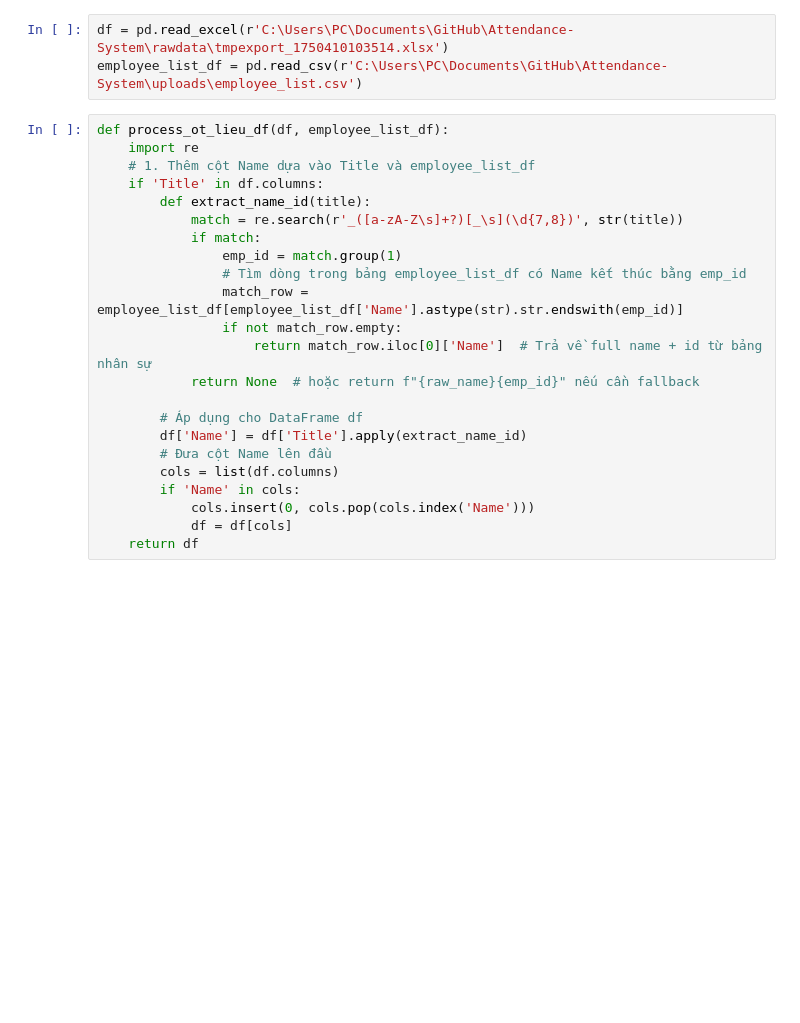
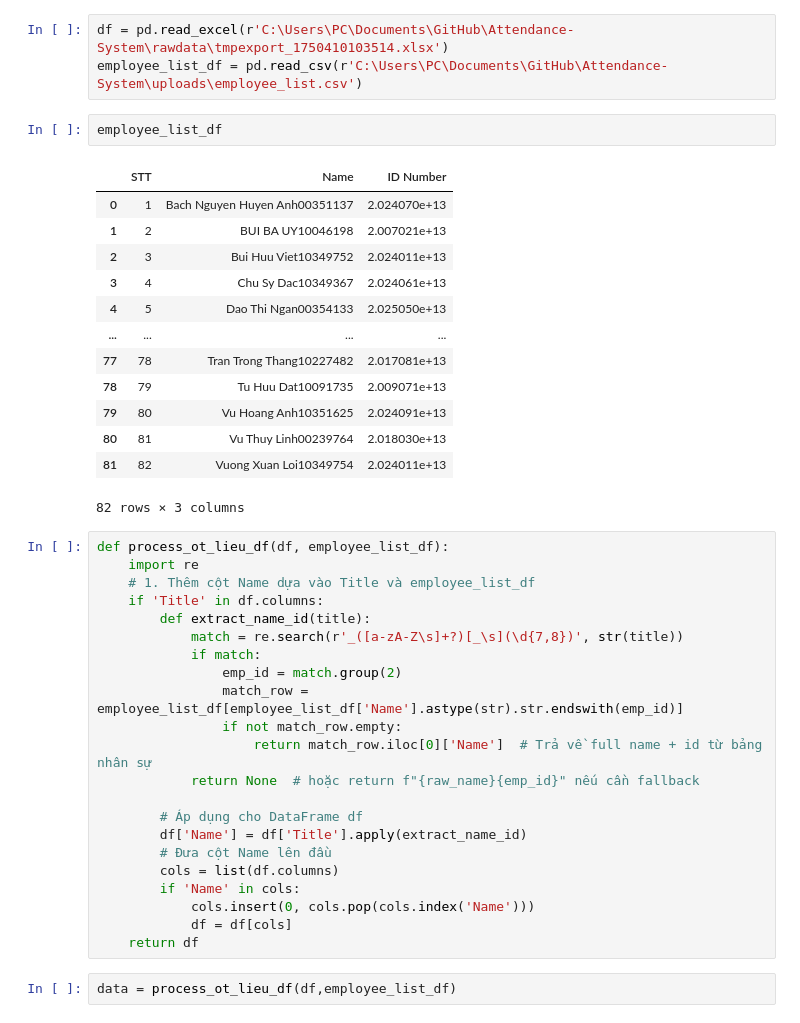
Before and after one commit to phiyenng/Attendance-System, a Jupyter notebook: test.ipynb, the cells around one changed output. Drawn from its saved outputs; the diff is of its cells as text; blank space fills up the shorter version.

```diff
--- a/test.ipynb
+++ b/test.ipynb
@@ -5,6 +5,22 @@ import numpy as np
 # %%
 df = pd.read_excel(r'C:\Users\PC\Documents\GitHub\Attendance-System\rawdata\tmpexport_1750410103514.xlsx')
 employee_list_df = pd.read_csv(r'C:\Users\PC\Documents\GitHub\Attendance-System\uploads\employee_list.csv')
+# %%
+employee_list_df
+# %% [output]
+|  | STT | Name | ID Number |
+| 0 | 1 | Bach Nguyen Huyen Anh00351137 | 2.024070e+13 |
+| 1 | 2 | BUI BA UY10046198 | 2.007021e+13 |
+| 2 | 3 | Bui Huu Viet10349752 | 2.024011e+13 |
+| 3 | 4 | Chu Sy Dac10349367 | 2.024061e+13 |
+| 4 | 5 | Dao Thi Ngan00354133 | 2.025050e+13 |
+| ... | ... | ... | ... |
+| 77 | 78 | Tran Trong Thang10227482 | 2.017081e+13 |
+| 78 | 79 | Tu Huu Dat10091735 | 2.009071e+13 |
+| 79 | 80 | Vu Hoang Anh10351625 | 2.024091e+13 |
+| 80 | 81 | Vu Thuy Linh00239764 | 2.018030e+13 |
+| 81 | 82 | Vuong Xuan Loi10349754 | 2.024011e+13 |
+82 rows × 3 columns
 # %%
 def process_ot_lieu_df(df, employee_list_df):
     import re
@@ -13,8 +29,7 @@ def process_ot_lieu_df(df, employee_list_df):
         def extract_name_id(title):
             match = re.search(r'_([a-zA-Z\s]+?)[_\s](\d{7,8})', str(title))
             if match:
-                emp_id = match.group(1)
-                # Tìm dòng trong bảng employee_list_df có Name kết thúc bằng emp_id
+                emp_id = match.group(2)
                 match_row = employee_list_df[employee_list_df['Name'].astype(str).str.endswith(emp_id)]
                 if not match_row.empty:
                     return match_row.iloc[0]['Name']  # Trả về full name + id từ bảng nhân sự
@@ -28,3 +43,5 @@ def process_ot_lieu_df(df, employee_list_df):
             cols.insert(0, cols.pop(cols.index('Name')))
             df = df[cols]
     return df
+# %%
+data = process_ot_lieu_df(df,employee_list_df)
```
Also changed, not shown: parts of 1 cell of this notebook, 3 other files.
